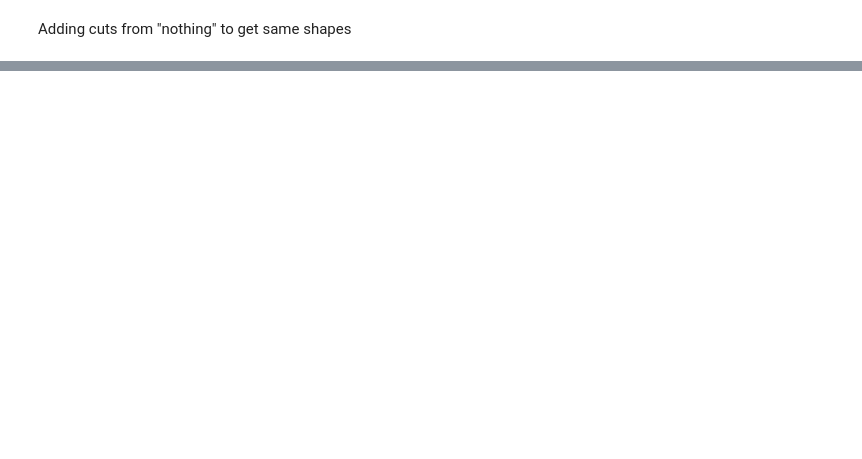
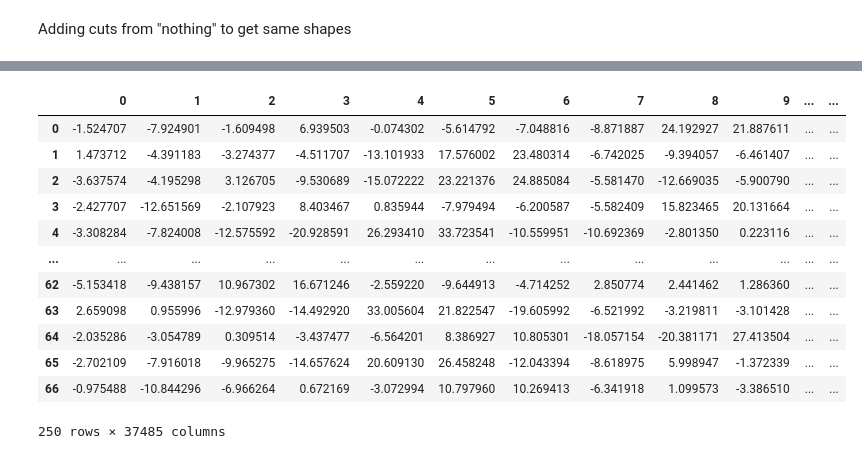
Before and after one commit to srk-practicum/2022-knu-wmi, a Jupyter notebook: Model.ipynb, the cells around one changed output, grey strips where cells are left out. Drawn from its saved outputs; the diff is of its cells as text; code cells hidden in the pictures; blank space fills up the shorter version.

```diff
--- a/Model.ipynb
+++ b/Model.ipynb
@@ -323,0 +307,17 @@ test_score = 0.574468085106383
+# %%
+df=pd.concat([train_df,test_df])
+df
+# %% [output]
+|  | 0 | 1 | 2 | 3 | 4 | 5 | 6 | 7 | 8 | 9 | ... | ... |
+| 0 | -1.524707 | -7.924901 | -1.609498 | 6.939503 | -0.074302 | -5.614792 | -7.048816 | -8.871887 | 24.192927 | 21.887611 | ... | ... |
+| 1 | 1.473712 | -4.391183 | -3.274377 | -4.511707 | -13.101933 | 17.576002 | 23.480314 | -6.742025 | -9.394057 | -6.461407 | ... | ... |
+| 2 | -3.637574 | -4.195298 | 3.126705 | -9.530689 | -15.072222 | 23.221376 | 24.885084 | -5.581470 | -12.669035 | -5.900790 | ... | ... |
+| 3 | -2.427707 | -12.651569 | -2.107923 | 8.403467 | 0.835944 | -7.979494 | -6.200587 | -5.582409 | 15.823465 | 20.131664 | ... | ... |
+| 4 | -3.308284 | -7.824008 | -12.575592 | -20.928591 | 26.293410 | 33.723541 | -10.559951 | -10.692369 | -2.801350 | 0.223116 | ... | ... |
+| ... | ... | ... | ... | ... | ... | ... | ... | ... | ... | ... | ... | ... |
+| 62 | -5.153418 | -9.438157 | 10.967302 | 16.671246 | -2.559220 | -9.644913 | -4.714252 | 2.850774 | 2.441462 | 1.286360 | ... | ... |
+| 63 | 2.659098 | 0.955996 | -12.979360 | -14.492920 | 33.005604 | 21.822547 | -19.605992 | -6.521992 | -3.219811 | -3.101428 | ... | ... |
+| 64 | -2.035286 | -3.054789 | 0.309514 | -3.437477 | -6.564201 | 8.386927 | 10.805301 | -18.057154 | -20.381171 | 27.413504 | ... | ... |
+| 65 | -2.702109 | -7.916018 | -9.965275 | -14.657624 | 20.609130 | 26.458248 | -12.043394 | -8.618975 | 5.998947 | -1.372339 | ... | ... |
+| 66 | -0.975488 | -10.844296 | -6.966264 | 0.672169 | -3.072994 | 10.797960 | 10.269413 | -6.341918 | 1.099573 | -3.386510 | ... | ... |
+250 rows × 37485 columns
```
Also changed, not shown: parts of 12 cells of this notebook.
